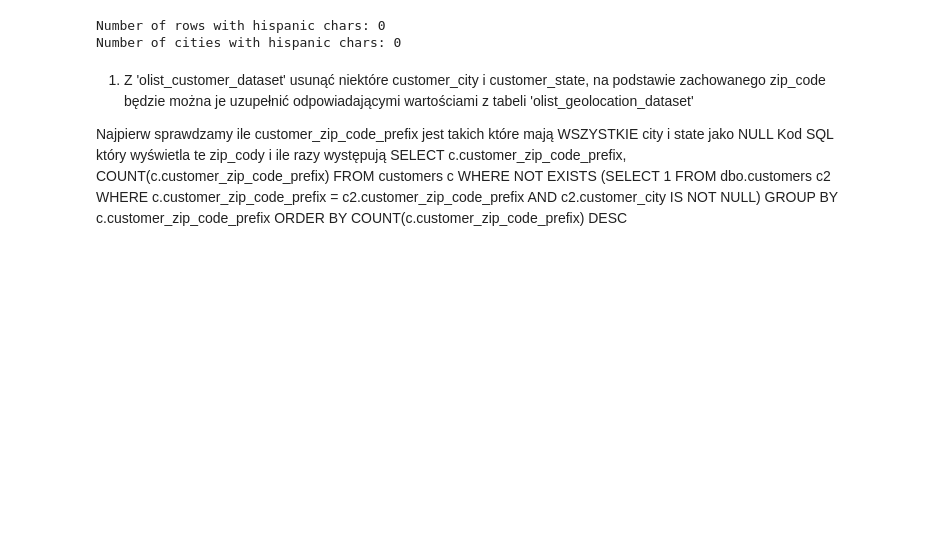
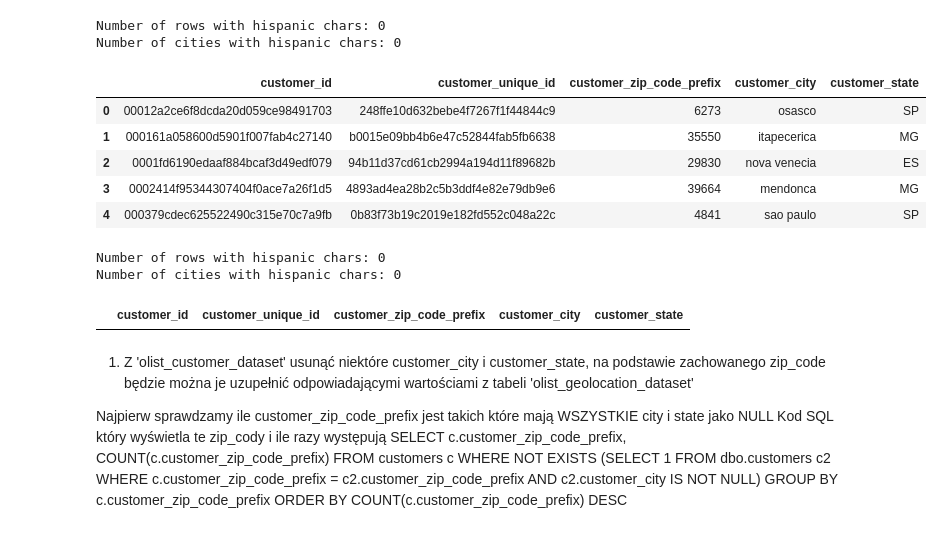
Before and after one commit to PatrykW7/Olist_E-commerce_Analytics_Platform, a Jupyter notebook: olist_pro/Testing.ipynb, the cells around one changed output. Drawn from its saved outputs; the diff is of its cells as text; code cells hidden in the pictures; blank space fills up the shorter version.

```diff
--- a/olist_pro/Testing.ipynb
+++ b/olist_pro/Testing.ipynb
@@ -222,6 +219,24 @@ print(f"Number of cities with hispanic chars: {df_geolocation.loc[mask,"geolocat
 # %% [output]
 Number of rows with hispanic chars: 0
 Number of cities with hispanic chars: 0
+# %%
+df_customers.head()
+# %% [output]
+|  | customer_id | customer_unique_id | customer_zip_code_prefix | customer_city | customer_state |
+| 0 | 00012a2ce6f8dcda20d059ce98491703 | 248ffe10d632bebe4f7267f1f44844c9 | 6273 | osasco | SP |
+| 1 | 000161a058600d5901f007fab4c27140 | b0015e09bb4b6e47c52844fab5fb6638 | 35550 | itapecerica | MG |
+| 2 | 0001fd6190edaaf884bcaf3d49edf079 | 94b11d37cd61cb2994a194d11f89682b | 29830 | nova venecia | ES |
+| 3 | 0002414f95344307404f0ace7a26f1d5 | 4893ad4ea28b2c5b3ddf4e82e79db9e6 | 39664 | mendonca | MG |
+| 4 | 000379cdec625522490c315e70c7a9fb | 0b83f73b19c2019e182fd552c048a22c | 4841 | sao paulo | SP |
+# %%
+mask = df_customers["customer_city"].str.contains('|'.join(spanish_chars))
+print(f"Number of rows with hispanic chars: {len(df_customers[mask])}")
+print(f"Number of cities with hispanic chars: {df_customers.loc[mask,"customer_city"].nunique()}")
+df_customers[mask].head()
+# %% [output]
+Number of rows with hispanic chars: 0
+Number of cities with hispanic chars: 0
+|  | customer_id | customer_unique_id | customer_zip_code_prefix | customer_city | customer_state |
 # %% [markdown]
 1.  Z 'olist_customer_dataset' usunąć niektóre customer_city i customer_state, na podstawie zachowanego zip_code będzie można je uzupełnić
 odpowiadającymi wartościami z tabeli 'olist_geolocation_dataset'
```
Also changed, not shown: parts of 11 cells of this notebook, 1 other file.
